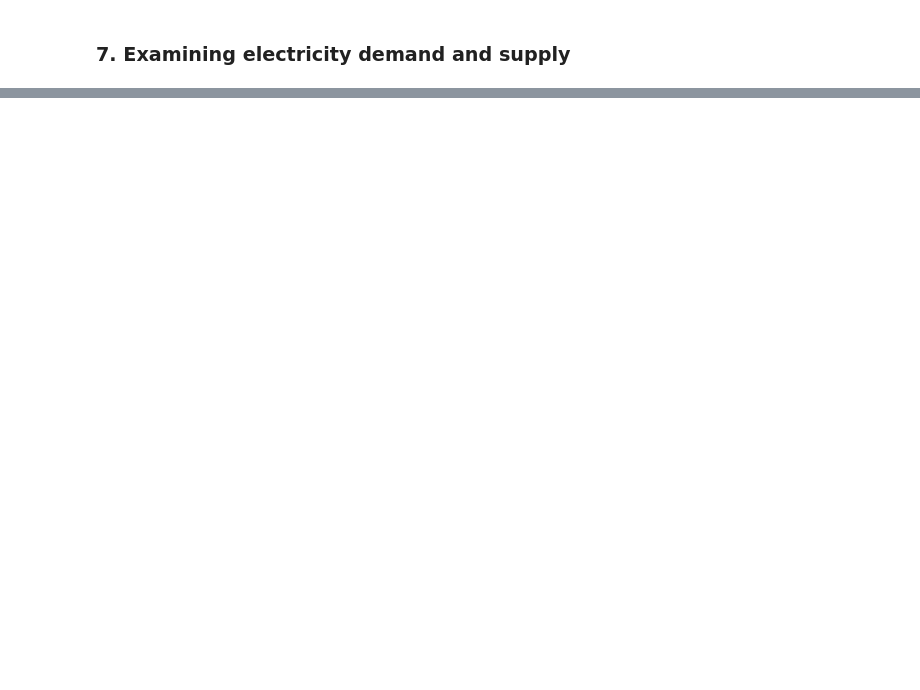
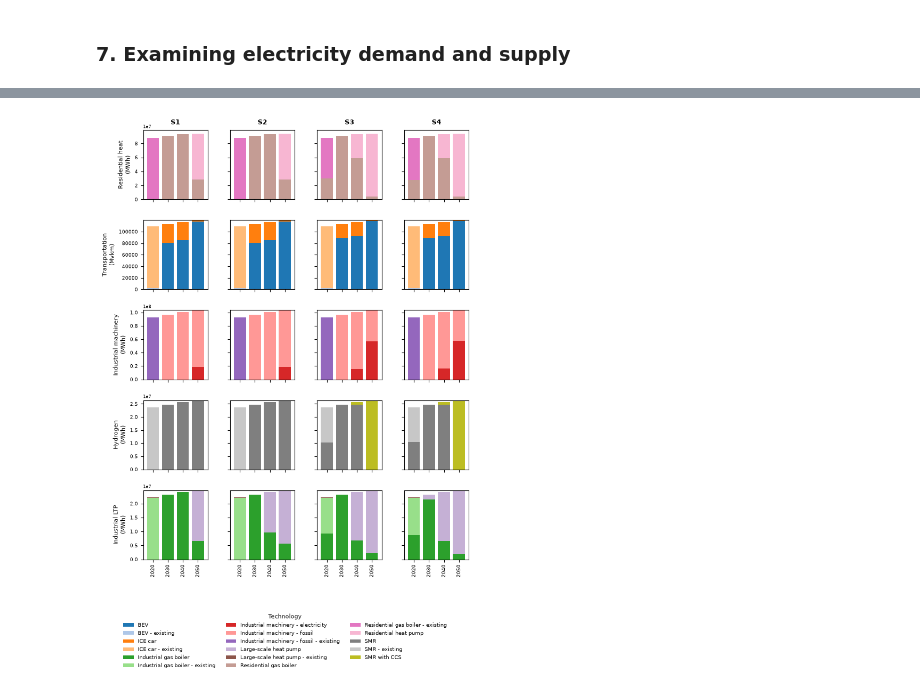
Before and after one commit to nzuijder/PyPSA_Dutch_EnergySystem, a Jupyter notebook: FinalModel/visualisations.ipynb, the cells around one changed output, grey strips where cells are left out. Cells and saved outputs as stored; diff of their text form; code cells hidden in the pictures; blank space fills up the shorter version.

```diff
--- a/FinalModel/visualisations.ipynb
+++ b/FinalModel/visualisations.ipynb
@@ -973,0 +973,88 @@ Combined figure saved: results/visualisations/electricity_demand_and_supply_by_y
+# %%
+CARRIERS = ['Residential heat', 'Transportation', 'Industrial machinery',
+            'Hydrogen', 'Industrial LTP']
+UNITS = {'Transportation': 'Mvkm'}          # everything else is MWh
+
+
+def get_supply(n, carrier):
+    """Positive part of the energy balance, summed per carrier (rows = years)."""
+    try:
+        eb = n.statistics.energy_balance(bus_carrier=carrier)
+    except Exception:
+        return None
+    if isinstance(eb, pd.Series):
+        eb = eb.to_frame("total")
+    if eb.empty:
+        return None
+    supply = eb.clip(lower=0).groupby(level=1).sum().T     # years x technologies
+    supply.index = supply.index.map(str)
+    supply = supply.loc[:, (supply != 0).any()]
+    return supply if not supply.empty else None
+
+
+# ---------- main plot ----------
+def plot_main_ebs_complete(networks, scenarios=SCENARIOS, labels=LABELS,
+                           carriers=CARRIERS, figsize=(7.2, 10.5), legend_cols=3):
+    data = {(s, c): get_supply(networks[s], c) for s in scenarios for c in carriers}
+
+    techs = sorted({t for df in data.values() if df is not None for t in df.columns})
+    cmap = plt.get_cmap("tab20")
+    colors = {t: cmap(i % 20) for i, t in enumerate(techs)}
+
+    short = {}
+    for s in scenarios:
+        m = re.search(r"\((S\d)\)", labels[s])
+        short[s] = m.group(1) if m else s
+
+    nrows, ncols = len(carriers), len(scenarios)
+    fig, ax = plt.subplots(nrows, ncols, figsize=figsize,
+                           sharey='row', squeeze=False)
+
+    for i, c in enumerate(carriers):
+        for j, s in enumerate(scenarios):
+            a = ax[i, j]
+            df = data[(s, c)]
+            if df is None:
+                a.text(0.5, 0.5, "no data", ha='center', va='center',
+                       fontsize=7, transform=a.transAxes)
+                a.set_xticks([]); a.set_yticks([])
+            else:
+                df = df[[t for t in techs if t in df.columns]]
+                df.plot(kind='bar', stacked=True, ax=a, legend=False, width=0.8,
+                        color=[colors[t] for t in df.columns])
+                a.set_ylim(bottom=0)
+
+            a.tick_params(axis='both', labelsize=6.5)
+            a.tick_params(axis='x', rotation=90)
+            a.yaxis.get_offset_text().set_fontsize(6)
+            if i < nrows - 1:
+                a.set_xticklabels([])
+            a.set_xlabel("")
+
+            # column titles (S1-S4) on the top row
+            if i == 0:
+                a.set_title(short[s], fontsize=9, fontweight="bold", pad=8)
+
+            # row labels (carrier + unit) on the first column
+            if j == 0:
+                a.set_ylabel(f"{c}\n({UNITS.get(c, 'MWh')})", fontsize=8)
+            else:
+                a.set_ylabel("")
+
+    # single legend below the plots
+    handles = [Patch(facecolor=colors[t], label=t) for t in techs]
+    leg_rows = math.ceil(len(handles) / legend_cols)
+    legend_h = 0.022 * leg_rows + 0.02
+    fig.legend(handles=handles, loc='lower center', ncol=legend_cols, fontsize=7,
+               title="Technology", title_fontsize=8, frameon=False)
+
+    fig.tight_layout(rect=[0, legend_h, 1, 1])
+    fig.subplots_adjust(wspace=0.35, hspace=0.3)    # more room between subplots
+    return fig
+
+
+fig = plot_main_ebs_complete(networks)
+fig.savefig("energy_balances.pdf", bbox_inches="tight")
+fig.savefig("energy_balances.png", dpi=300, bbox_inches="tight")
+# %% [output]
+[figure, added]
```
Also changed, not shown: parts of 6 cells of this notebook, 1 other file.
